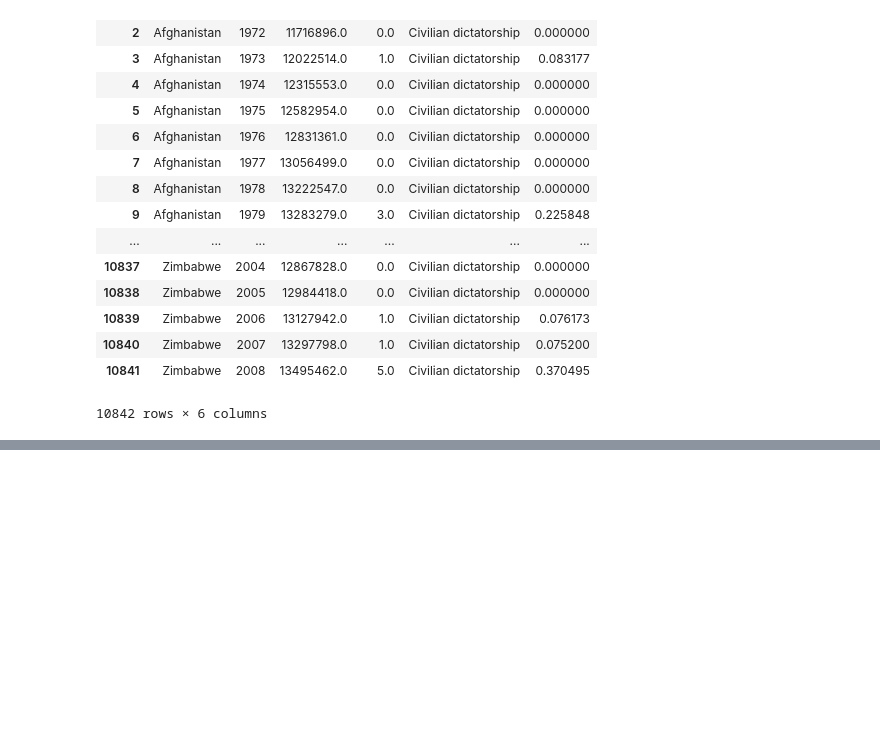
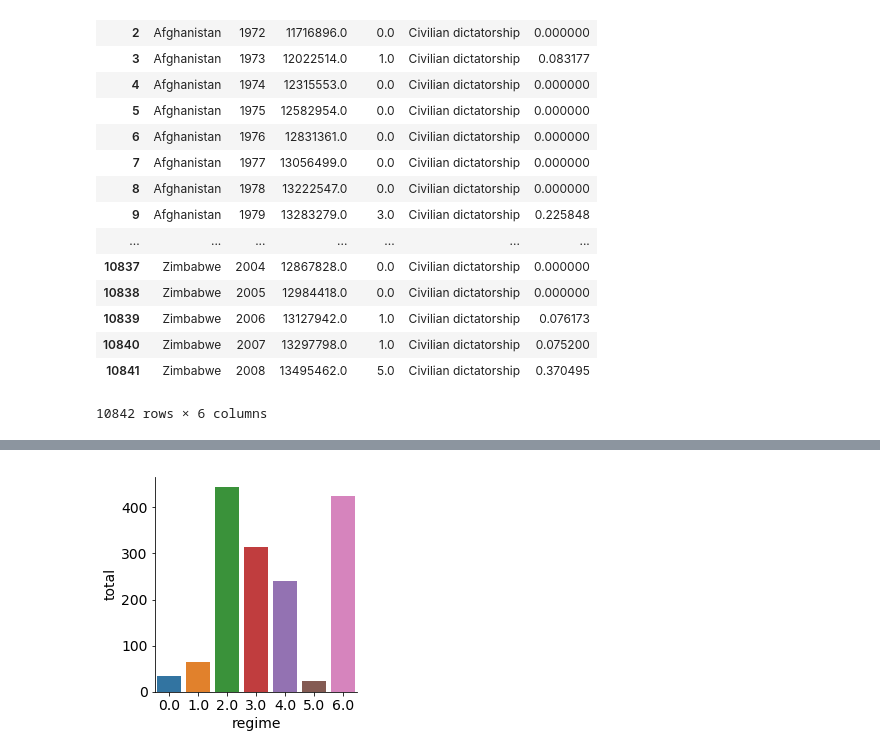
Before and after one commit to erikemueller/final-project-Mueller-Chandra, a Jupyter notebook: Untitled.ipynb, the cells around one changed output, grey strips where cells are left out. Saved outputs shown, nothing was run; the diff lists cells and outputs as text; code cells hidden in the pictures; blank space fills up the shorter version.

```diff
--- a/Untitled.ipynb
+++ b/Untitled.ipynb
@@ -624,0 +583,11 @@ yall
+# %%
+df1 = pd.read_csv('CheibubStart.csv')
+df2=pd.DataFrame(df1, columns = ['Country', 'regime', 'year'])
+df3=df2.groupby([df2['regime'], df2['year']]).agg({'count'})
+df3.reset_index(level=1, inplace=True)
+df3.reset_index(level=0, inplace=True)
+df3=df3.rename(columns={'Country': 'total'})
+df3.columns = df3.columns.droplevel(-1)
+sns.factorplot(x="regime", y="total", data=df3, kind="bar", ci=None, aspect=1);
+# %% [output]
+[figure, added]
```
Also changed, not shown: parts of 5 cells of this notebook, 8 other files.
